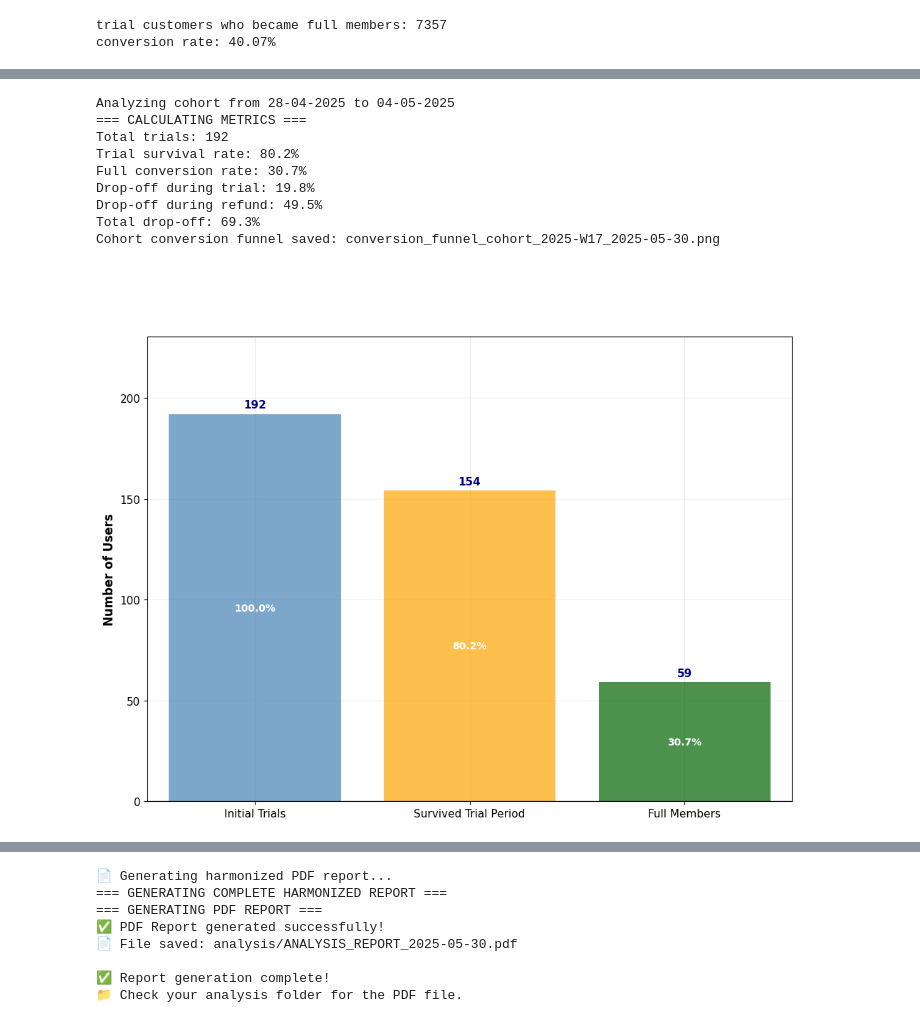
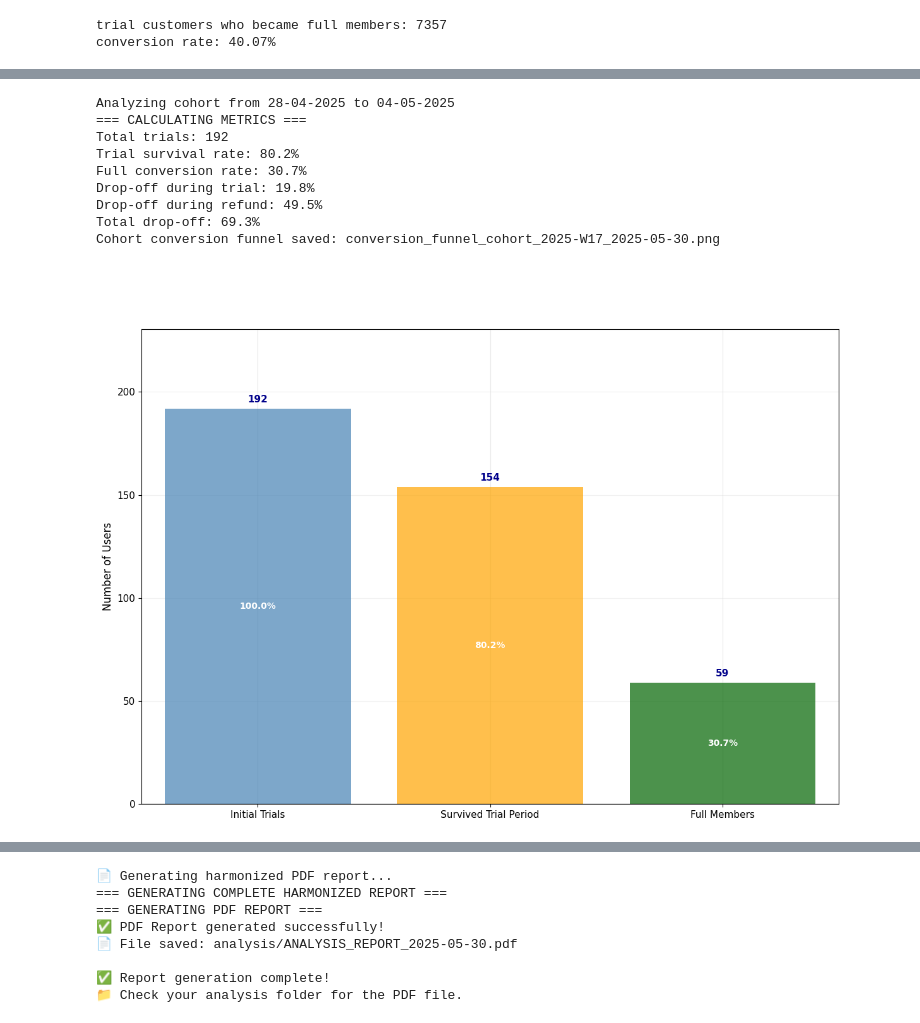
Before and after one commit to 75016paris/dishpatch-app, a Jupyter notebook: claude.ipynb, the cells around one changed output, grey strips where cells are left out. Drawn from its saved outputs; the diff is of its cells as text; code cells hidden in the pictures.

```diff
--- a/claude.ipynb
+++ b/claude.ipynb
@@ -1017,7 +1015,7 @@ def cus_renewal(df):
         'trial_to_full_member_df' : trial_to_full_member,
         'trial_to_full_member' : len(trial_to_full_member),
 
-        'conversion_rate' : conversion_rate,
+        'conversion_rate' : round(conversion_rate, 2),
 
         'customers_in_y1_df' : customers_in_y1,
         'customers_in_y1' : len(customers_in_y1),
@@ -1028,7 +1026,7 @@ def cus_renewal(df):
         'canceled_during_y1_df' : canceled_during_y1,
         'canceled_during_y1' : len(canceled_during_y1),
 
-        'y1_cancelation_rate' : y1_cancelation_rate,
+        'y1_cancelation_rate' : round(y1_cancelation_rate, 2),
 
         'eligible_for_y2_df' : eligible_for_y2,
         'eligible_for_y2' : len(eligible_for_y2),
@@ -1046,7 +1044,7 @@ def cus_renewal(df):
         'canceled_during_y2' : len(canceled_during_y2),
 
         'y2_cancelation_rate' : y2_cancelation_rate,
-        'renewal_rate_y1_to_y2' : renewal_rate_y1_to_y2,
+        'renewal_rate_y1_to_y2' : round(renewal_rate_y1_to_y2, 2),
 
         'eligible_for_y3_df' : eligible_for_y3,
         'eligible_for_y3' : len(eligible_for_y3),
@@ -1064,7 +1062,8 @@ def cus_renewal(df):
         'canceled_during_y3' : len(canceled_during_y3),
 
         'y3_cancelation_rate' : y3_cancelation_rate,
-        'renewal_rate_y2_to_y3' : renewal_rate_y2_to_y3}
+        'renewal_rate_y2_to_y3' : round(renewal_rate_y2_to_y3, 2)
+        }
 
     return renewal_dict
 
@@ -1824,7 +1823,7 @@ def plot_cohort_conversion_funnel(cus_df, today_date):
     ])
 
     # === CREATE CHART (même style que les autres fonctions) ===
-    fig, ax = plt.subplots(1, 1, figsize=(10, 8))
+    fig, ax = plt.subplots(1, 1, figsize=(12, 9))
 
     categories = ['Initial Trials', 'Survived Trial Period', 'Full Members']
     values = [total_trials, survivors_trial, survivors_refund]
@@ -1836,8 +1835,8 @@ def plot_cohort_conversion_funnel(cus_df, today_date):
     for i, (bar, value) in enumerate(zip(bars, values)):
         height = bar.get_height()
         ax.text(bar.get_x() + bar.get_width()/2., height + max(values) * 0.01,
-                f'{value:,}', ha='center', va='bottom', fontweight='bold',
-                fontsize=11, color='darkblue')
+                f'{value:,}', ha='center', va='bottom',
+                fontsize=11, color='darkblue', fontweight='bold')
 
         # Ajouter le pourcentage de l'étape précédente
         if total_trials > 0:
@@ -1851,7 +1850,7 @@ def plot_cohort_conversion_funnel(cus_df, today_date):
     ax.set_title(f'CONVERSION FUNNEL\nLast Complete Cohort Week\n(Trialers From {week_label})',
                  fontsize=16, fontweight='bold', pad=20)
 
-    ax.set_ylabel('Number of Users', fontsize=12, fontweight='bold')
+    ax.set_ylabel('Number of Users', fontsize=12)
     ax.grid(axis='y', alpha=0.3)
     ax.set_ylim(0, max(values) * 1.2)
 
@@ -1887,34 +1886,34 @@ def plot_cohort_conversion_funnel(cus_df, today_date):
     plt.show()
 
     # === RETURN DATA (même structure que les autres fonctions) ===
     return {
         'total_trials': total_trials,
         'survived_trial': survivors_trial,
         'survived_refund': survivors_refund,
         'conversion_trial_rate': conversion_trial,
         'conversion_refund_rate': conversion_refund,
         'drop_off_trial': drop_off_trial,
         'drop_off_refund': drop_off_refund,
         'total_drop_off': 100 - conversion_refund,
         'cohort_week_start': cohort_monday,
         'cohort_week_end': cohort_sunday,
         'cohort_week_label': week_label
     }
 
 
 # Utilisation
 last_cohort_dict = plot_cohort_conversion_funnel(sub_df, today_date)
 # %% [output]
 Analyzing cohort from 28-04-2025 to 04-05-2025
 === CALCULATING METRICS ===
 Total trials: 192
 Trial survival rate: 80.2%
 Full conversion rate: 30.7%
 Drop-off during trial: 19.8%
 Drop-off during refund: 49.5%
 Total drop-off: 69.3%
 Cohort conversion funnel saved: conversion_funnel_cohort_2025-W17_2025-05-30.png
-[figure, old version]
+[figure, new version]
 # %%
 def plot_cohort_conversion_funnel_comparison(cus_df, today_date, last_cohort_dict):
     """
```
Also changed, not shown: parts of 12 cells of this notebook, 41 other files.
